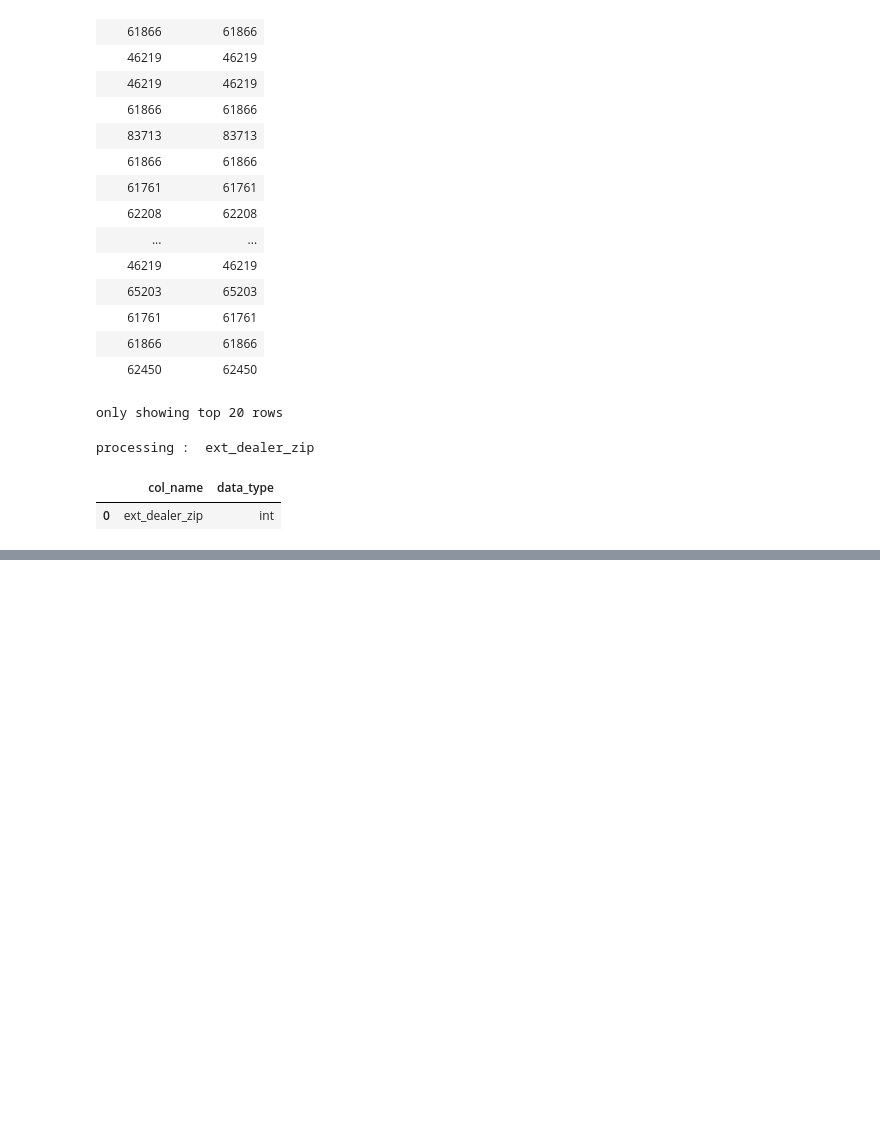
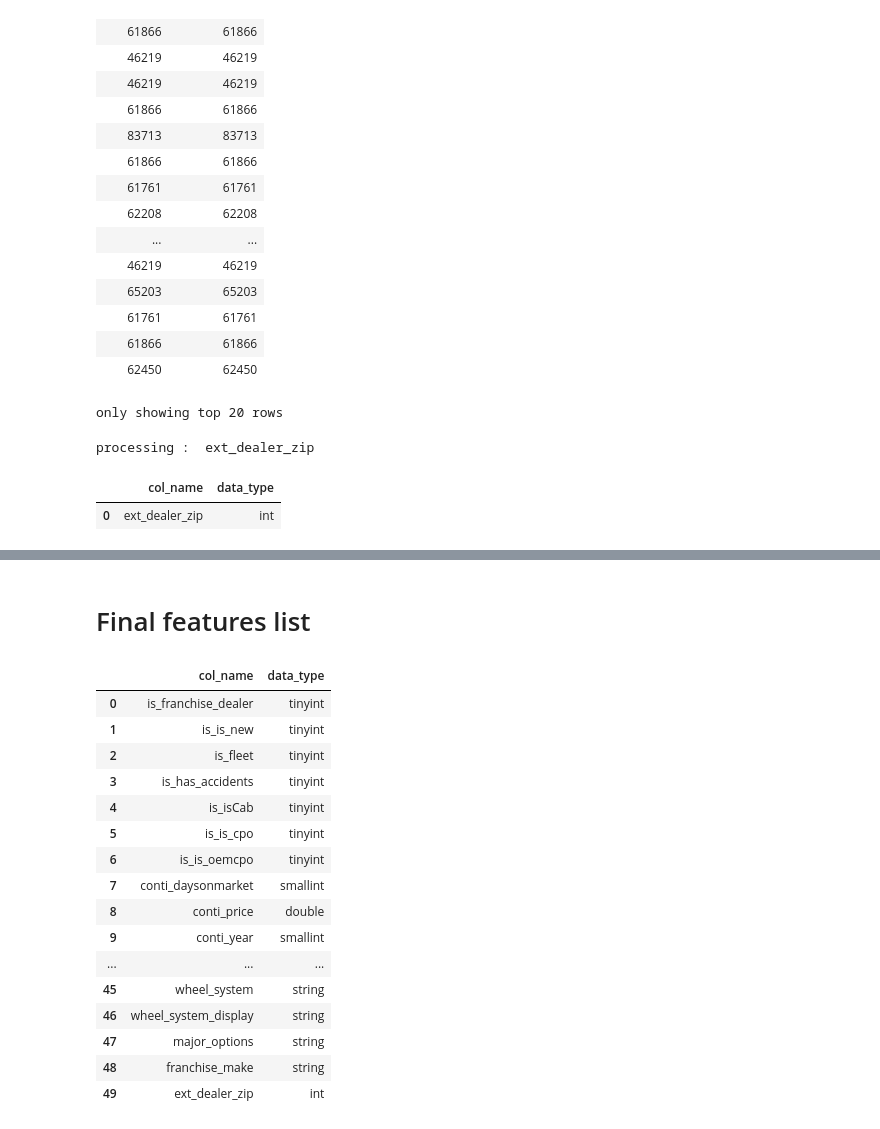
Before and after one commit to DataCrane/cars_spark, a Jupyter notebook: Cars_prices.ipynb, the cells around one changed output, grey strips where cells are left out. Saved outputs shown, nothing was run; the diff lists cells and outputs as text; code cells hidden in the pictures; blank space fills up the shorter version.

Commit message:
data integration final

```diff
--- a/Cars_prices.ipynb
+++ b/Cars_prices.ipynb
@@ -765,6 +765,9 @@ def get_float(columns, df=parDF):
         print('processing : ', c, '\n')
         df = df.withColumn(c, F.col(c).cast(T.DoubleType()))
 
+        if c not in ext_v:
+            ext_v.append(c)
+
     df=df.na.fill(-1)
 
     return df
@@ -858,6 +861,9 @@ for c in cat_list:
 
     parDF = get_upper(c, parDF)
     parDF = get_trim(c, parDF)
+
+    if c not in ext_v:
+        ext_v.append(c)
 # %%
 # preview
 pd.DataFrame(parDF.select(cat_list).take(10)).head(5)
@@ -910,6 +916,10 @@ only showing top 20 rows
 # %%
 # convert into integer
 parDF = int_size_decrease(['ext_dealer_zip'], parDF)
+
+if 'ext_dealer_zip' not in ext_v:
+    ext_v.append('ext_dealer_zip')
+
 pd.DataFrame(parDF.select('ext_dealer_zip').dtypes, columns =['col_name', 'data_type'])
 # %% [output]
 processing :  ext_dealer_zip
@@ -918,2 +945,27 @@ processing :  ext_dealer_zip
 # %%
 # ...
+# %%
+if 'major_options' not in ext_v:
+    ext_v.append('major_options')
+# %% [markdown]
+# Final features list
+# %%
+pd.DataFrame(parDF[ext_v].dtypes, columns =['col_name', 'data_type'])
+# %% [output]
+|  | col_name | data_type |
+| 0 | is_franchise_dealer | tinyint |
+| 1 | is_is_new | tinyint |
+| 2 | is_fleet | tinyint |
+| 3 | is_has_accidents | tinyint |
+| 4 | is_isCab | tinyint |
+| 5 | is_is_cpo | tinyint |
+| 6 | is_is_oemcpo | tinyint |
+| 7 | conti_daysonmarket | smallint |
+| 8 | conti_price | double |
+| 9 | conti_year | smallint |
+| ... | ... | ... |
+| 45 | wheel_system | string |
+| 46 | wheel_system_display | string |
+| 47 | major_options | string |
+| 48 | franchise_make | string |
+| 49 | ext_dealer_zip | int |
```
Also changed, not shown: parts of 6 cells of this notebook, 1 other file.
